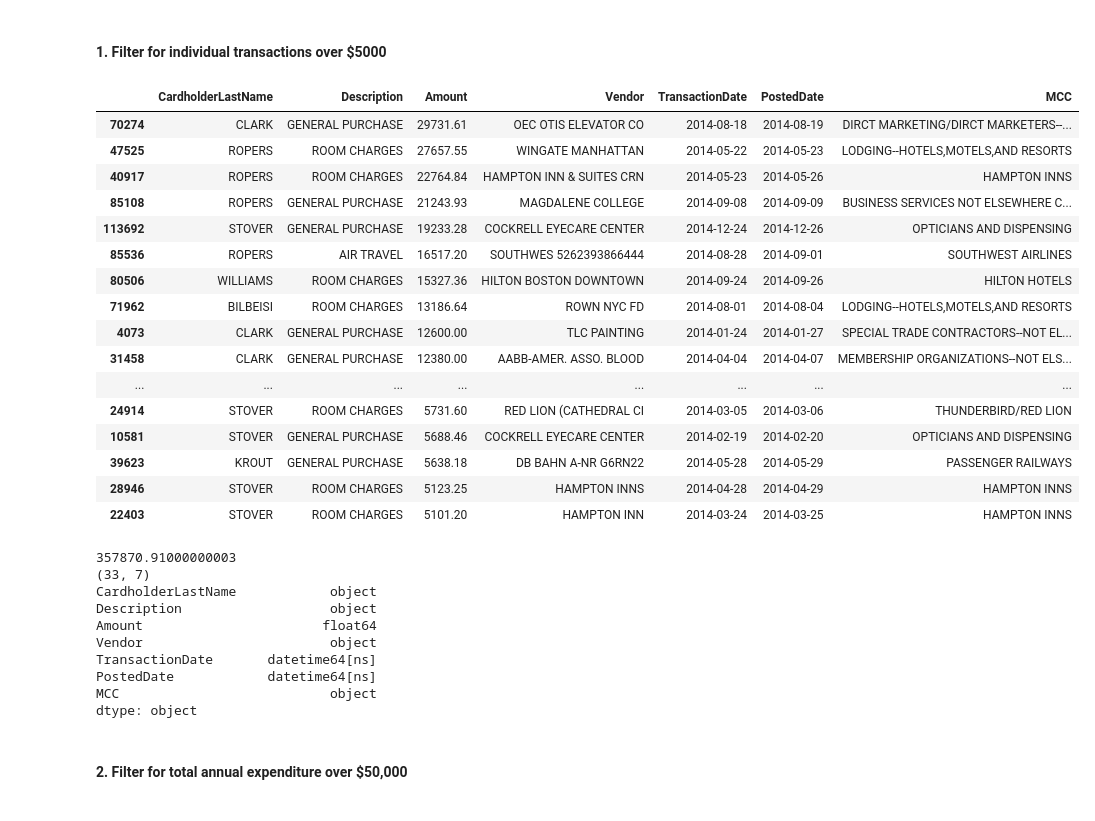
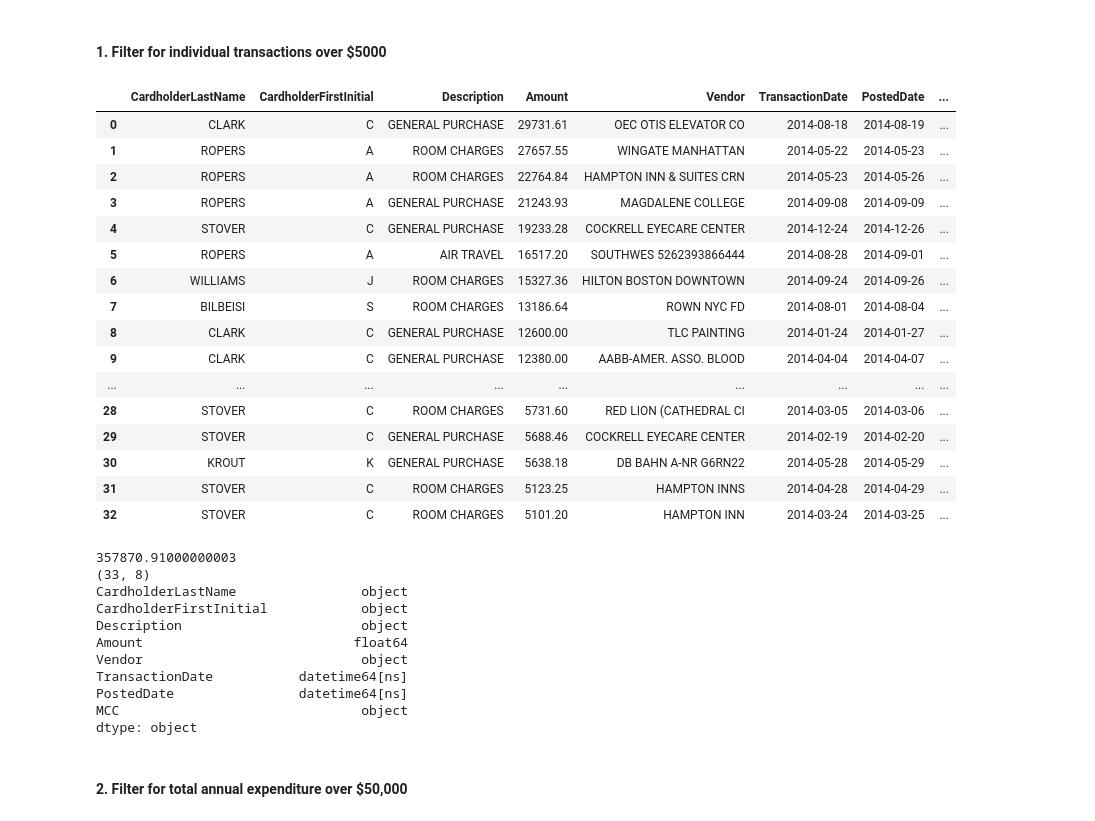
Before and after one commit to colinjia667/rsm371a2, a Jupyter notebook: a2final.ipynb, the cells around one changed output. Cells and saved outputs as stored; diff of their text form; code cells hidden in the pictures.

```diff
--- a/a2final.ipynb
+++ b/a2final.ipynb
@@ -228,41 +228,42 @@ pcard_filtered.to_csv('pcard_filtered.csv', index=False)
 transactions_over_5000 = pcard_filtered[pcard_filtered['Amount'] > 5000]
 # %%
 # Select relevant columns and sort by Amount in descending order
-transactions_over_5000 = transactions_over_5000[['CardholderLastName', 'Description', 'Amount', 'Vendor', 'TransactionDate', 'PostedDate', 'MCC']].sort_values('Amount', ascending=False)
-transactions_over_5000.reset_index(drop=True)
+transactions_over_5000 = transactions_over_5000[['CardholderLastName', 'CardholderFirstInitial', 'Description', 'Amount', 'Vendor', 'TransactionDate', 'PostedDate', 'MCC']].sort_values('Amount', ascending=False)
+transactions_over_5000 = transactions_over_5000.reset_index(drop=True)
 transactions_over_5000
 # %% [output]
-|  | CardholderLastName | Description | Amount | Vendor | TransactionDate | PostedDate | MCC |
-| 70274 | CLARK | GENERAL PURCHASE | 29731.61 | OEC OTIS ELEVATOR CO | 2014-08-18 | 2014-08-19 | DIRCT MARKETING/DIRCT MARKETERS--... |
-| 47525 | ROPERS | ROOM CHARGES | 27657.55 | WINGATE MANHATTAN | 2014-05-22 | 2014-05-23 | LODGING--HOTELS,MOTELS,AND RESORTS |
-| 40917 | ROPERS | ROOM CHARGES | 22764.84 | HAMPTON INN & SUITES CRN | 2014-05-23 | 2014-05-26 | HAMPTON INNS |
-| 85108 | ROPERS | GENERAL PURCHASE | 21243.93 | MAGDALENE COLLEGE | 2014-09-08 | 2014-09-09 | BUSINESS SERVICES NOT ELSEWHERE C... |
-| 113692 | STOVER | GENERAL PURCHASE | 19233.28 | COCKRELL EYECARE CENTER | 2014-12-24 | 2014-12-26 | OPTICIANS AND DISPENSING |
-| 85536 | ROPERS | AIR TRAVEL | 16517.20 | SOUTHWES 5262393866444 | 2014-08-28 | 2014-09-01 | SOUTHWEST AIRLINES |
-| 80506 | WILLIAMS | ROOM CHARGES | 15327.36 | HILTON BOSTON DOWNTOWN | 2014-09-24 | 2014-09-26 | HILTON HOTELS |
-| 71962 | BILBEISI | ROOM CHARGES | 13186.64 | ROWN NYC FD | 2014-08-01 | 2014-08-04 | LODGING--HOTELS,MOTELS,AND RESORTS |
-| 4073 | CLARK | GENERAL PURCHASE | 12600.00 | TLC PAINTING | 2014-01-24 | 2014-01-27 | SPECIAL TRADE CONTRACTORS--NOT EL... |
-| 31458 | CLARK | GENERAL PURCHASE | 12380.00 | AABB-AMER. ASSO. BLOOD | 2014-04-04 | 2014-04-07 | MEMBERSHIP ORGANIZATIONS--NOT ELS... |
-| ... | ... | ... | ... | ... | ... | ... | ... |
-| 24914 | STOVER | ROOM CHARGES | 5731.60 | RED LION (CATHEDRAL CI | 2014-03-05 | 2014-03-06 | THUNDERBIRD/RED LION |
-| 10581 | STOVER | GENERAL PURCHASE | 5688.46 | COCKRELL EYECARE CENTER | 2014-02-19 | 2014-02-20 | OPTICIANS AND DISPENSING |
-| 39623 | KROUT | GENERAL PURCHASE | 5638.18 | DB BAHN A-NR G6RN22 | 2014-05-28 | 2014-05-29 | PASSENGER RAILWAYS |
-| 28946 | STOVER | ROOM CHARGES | 5123.25 | HAMPTON INNS | 2014-04-28 | 2014-04-29 | HAMPTON INNS |
-| 22403 | STOVER | ROOM CHARGES | 5101.20 | HAMPTON INN | 2014-03-24 | 2014-03-25 | HAMPTON INNS |
+|  | CardholderLastName | CardholderFirstInitial | Description | Amount | Vendor | TransactionDate | PostedDate | ... |
+| 0 | CLARK | C | GENERAL PURCHASE | 29731.61 | OEC OTIS ELEVATOR CO | 2014-08-18 | 2014-08-19 | ... |
+| 1 | ROPERS | A | ROOM CHARGES | 27657.55 | WINGATE MANHATTAN | 2014-05-22 | 2014-05-23 | ... |
+| 2 | ROPERS | A | ROOM CHARGES | 22764.84 | HAMPTON INN & SUITES CRN | 2014-05-23 | 2014-05-26 | ... |
+| 3 | ROPERS | A | GENERAL PURCHASE | 21243.93 | MAGDALENE COLLEGE | 2014-09-08 | 2014-09-09 | ... |
+| 4 | STOVER | C | GENERAL PURCHASE | 19233.28 | COCKRELL EYECARE CENTER | 2014-12-24 | 2014-12-26 | ... |
+| 5 | ROPERS | A | AIR TRAVEL | 16517.20 | SOUTHWES 5262393866444 | 2014-08-28 | 2014-09-01 | ... |
+| 6 | WILLIAMS | J | ROOM CHARGES | 15327.36 | HILTON BOSTON DOWNTOWN | 2014-09-24 | 2014-09-26 | ... |
+| 7 | BILBEISI | S | ROOM CHARGES | 13186.64 | ROWN NYC FD | 2014-08-01 | 2014-08-04 | ... |
+| 8 | CLARK | C | GENERAL PURCHASE | 12600.00 | TLC PAINTING | 2014-01-24 | 2014-01-27 | ... |
+| 9 | CLARK | C | GENERAL PURCHASE | 12380.00 | AABB-AMER. ASSO. BLOOD | 2014-04-04 | 2014-04-07 | ... |
+| ... | ... | ... | ... | ... | ... | ... | ... | ... |
+| 28 | STOVER | C | ROOM CHARGES | 5731.60 | RED LION (CATHEDRAL CI | 2014-03-05 | 2014-03-06 | ... |
+| 29 | STOVER | C | GENERAL PURCHASE | 5688.46 | COCKRELL EYECARE CENTER | 2014-02-19 | 2014-02-20 | ... |
+| 30 | KROUT | K | GENERAL PURCHASE | 5638.18 | DB BAHN A-NR G6RN22 | 2014-05-28 | 2014-05-29 | ... |
+| 31 | STOVER | C | ROOM CHARGES | 5123.25 | HAMPTON INNS | 2014-04-28 | 2014-04-29 | ... |
+| 32 | STOVER | C | ROOM CHARGES | 5101.20 | HAMPTON INN | 2014-03-24 | 2014-03-25 | ... |
 # %%
 print(transactions_over_5000['Amount'].sum())
 print(transactions_over_5000.shape)
 print(transactions_over_5000.dtypes)
 # %% [output]
 357870.91000000003
-(33, 7)
-CardholderLastName            object
-Description                   object
-Amount                       float64
-Vendor                        object
-TransactionDate       datetime64[ns]
-PostedDate            datetime64[ns]
-MCC                           object
+(33, 8)
+CardholderLastName                object
+CardholderFirstInitial            object
+Description                       object
+Amount                           float64
+Vendor                            object
+TransactionDate           datetime64[ns]
+PostedDate                datetime64[ns]
+MCC                               object
 dtype: object
 # %% [markdown]
 #### 2. Filter for total annual expenditure over $50,000
```
Also changed, not shown: parts of 4 cells of this notebook, 1 other file.
